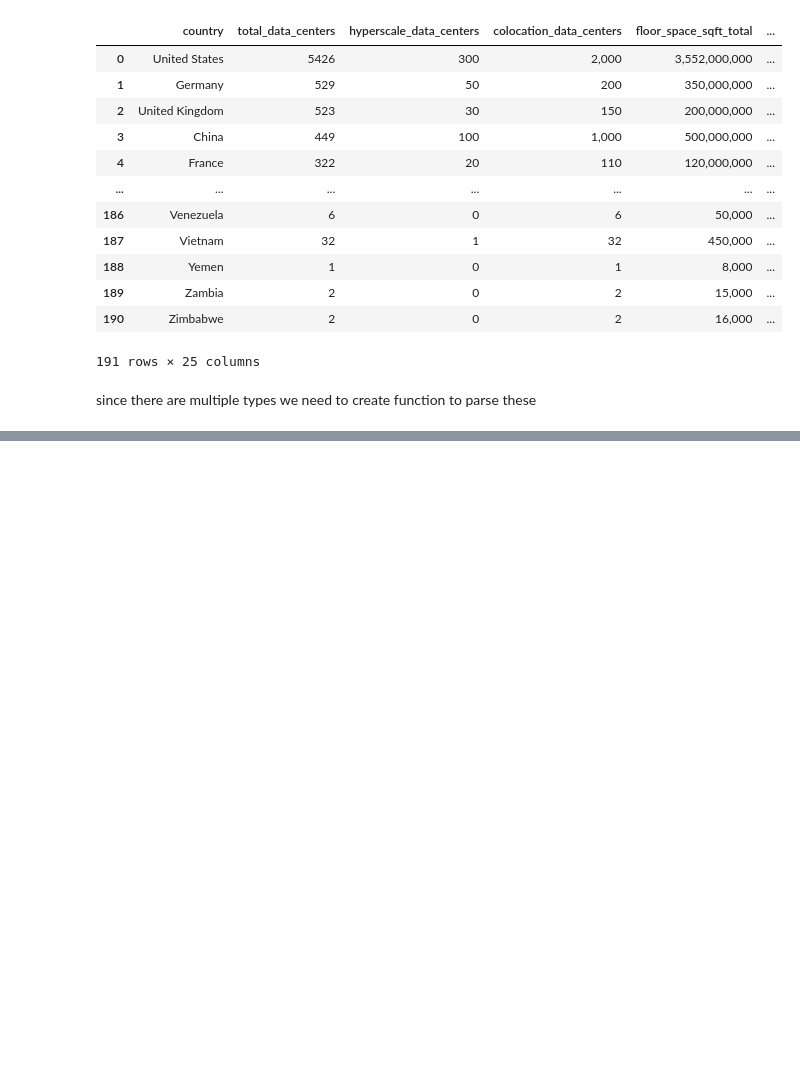
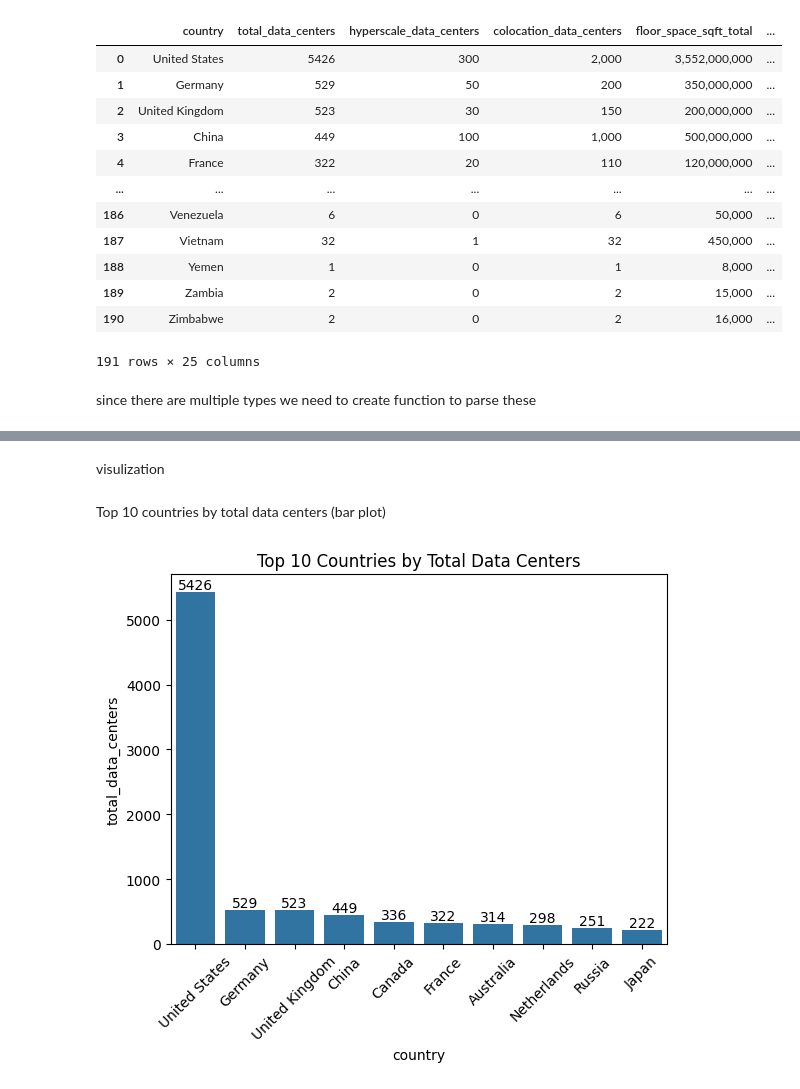
Before and after one commit to thashesh/global_data_center, a Jupyter notebook: cleaning.ipynb, the cells around one changed output, grey strips where cells are left out. Cells and saved outputs as stored; diff of their text form; code cells hidden in the pictures; blank space fills up the shorter version.

Commit message:
data_analysis part 1

```diff
--- a/cleaning.ipynb
+++ b/cleaning.ipynb
@@ -245,0 +332,2 @@ Name: count, Length: 118, dtype: int64
+# %% [markdown]
+visulization
@@ -245,0 +337,15 @@ Name: count, Length: 118, dtype: int64
+# %% [markdown]
+Top 10 countries by total data centers (bar plot)
+# %%
+top10 = df.nlargest(10, "total_data_centers")
+
+plt.Figure(figsize=(12,7))
+
+ax = sns.barplot(data=top10, x="country", y = "total_data_centers")
+plt.title("Top 10 Countries by Total Data Centers")
+plt.xticks(rotation = 45)
+
+ax.bar_label(ax.containers[0])
+plt.show()
+# %% [output]
+[figure, added]
```
Also changed, not shown: parts of 18 cells of this notebook.
